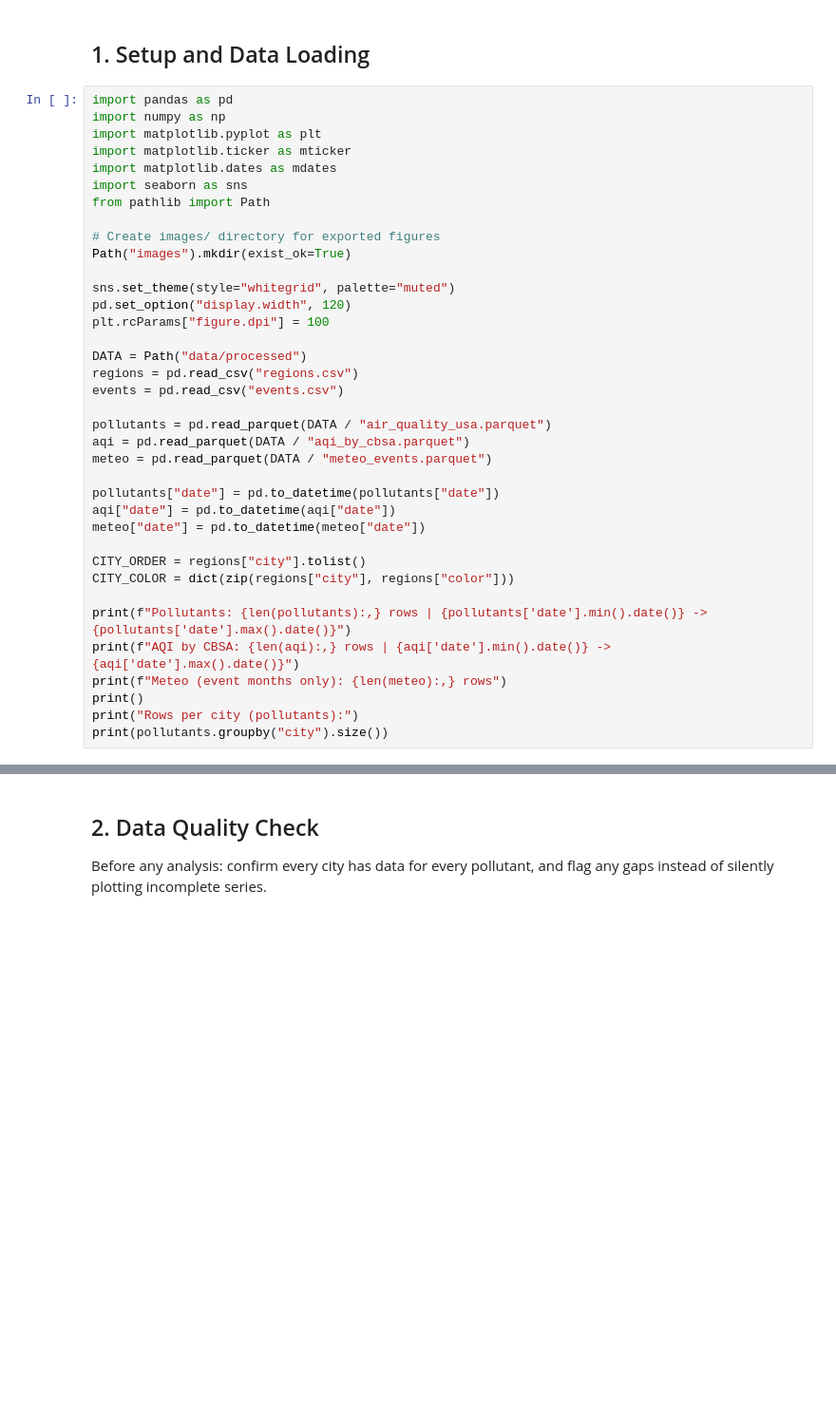
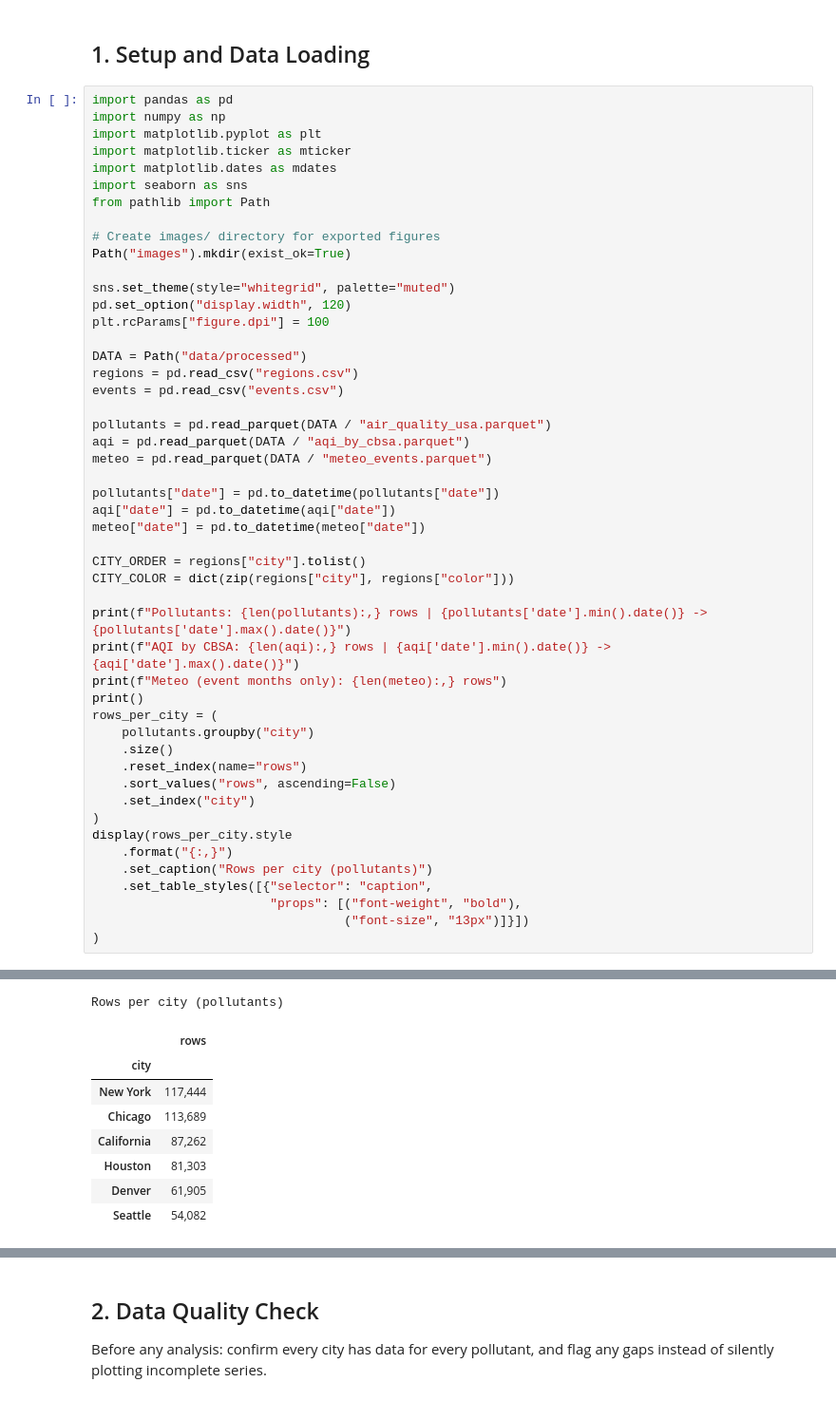
Before and after one commit to AlonsoSheila/air-quality-usa, a Jupyter notebook: air_quality_usa.ipynb, the cells around one changed output, grey strips where cells are left out. Shown at 95% size. Cells and saved outputs as stored; diff of their text form; blank space fills up the shorter version.

```diff
--- a/air_quality_usa.ipynb
+++ b/air_quality_usa.ipynb
@@ -59,8 +84,20 @@ print(f"Pollutants: {len(pollutants):,} rows | {pollutants['date'].min().date()}
 print(f"AQI by CBSA: {len(aqi):,} rows | {aqi['date'].min().date()} -> {aqi['date'].max().date()}")
 print(f"Meteo (event months only): {len(meteo):,} rows")
 print()
-print("Rows per city (pollutants):")
-print(pollutants.groupby("city").size())
+rows_per_city = (
+    pollutants.groupby("city")
+    .size()
+    .reset_index(name="rows")
+    .sort_values("rows", ascending=False)
+    .set_index("city")
+)
+display(rows_per_city.style
+    .format("{:,}")
+    .set_caption("Rows per city (pollutants)")
+    .set_table_styles([{"selector": "caption",
+                        "props": [("font-weight", "bold"),
+                                  ("font-size", "13px")]}])
+)
 # %% [output]
 Pollutants: 515,685 rows | 2020-01-01 -> 2026-07-28
 AQI by CBSA: 13,816 rows | 2020-01-01 -> 2026-06-01
@@ -77,0 +105,9 @@ dtype: int64
+Rows per city (pollutants)
+|  | rows |
+| city |  |
+| New York | 117,444 |
+| Chicago | 113,689 |
+| California | 87,262 |
+| Houston | 81,303 |
+| Denver | 61,905 |
+| Seattle | 54,082 |
```
Also changed, not shown: parts of 11 cells of this notebook, 2 other files.
